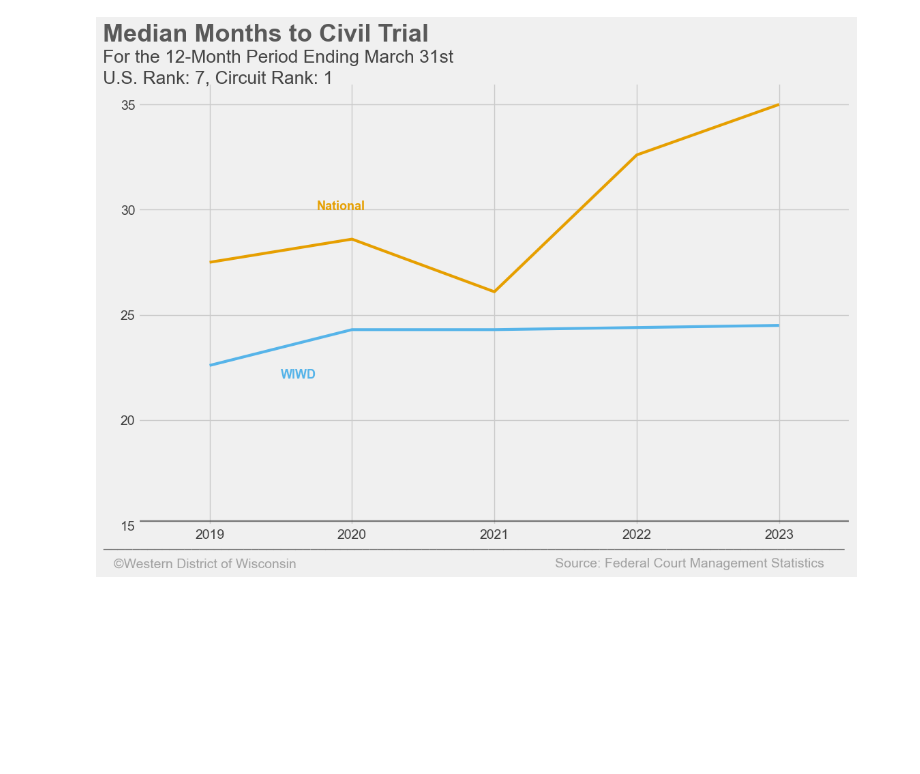
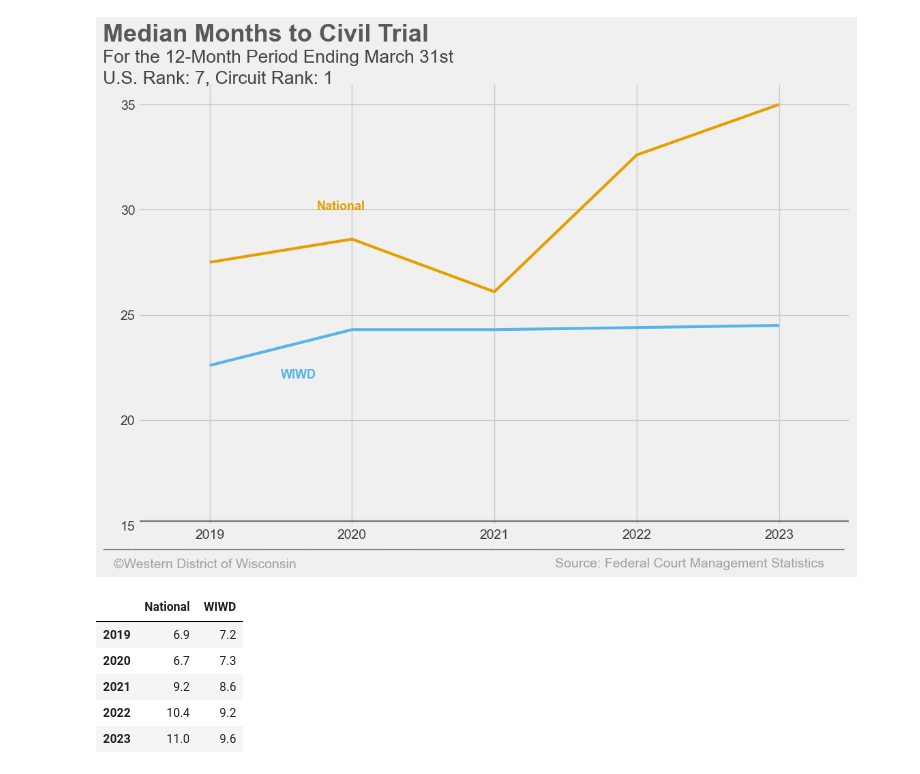
Before and after one commit to jturner421/cpi, a Jupyter notebook: WDBA2023/wdba2023_visualizations.ipynb, the cells around one changed output. Cells and saved outputs as stored; diff of their text form; code cells hidden in the pictures; blank space fills up the shorter version.

```diff
--- a/WDBA2023/wdba2023_visualizations.ipynb
+++ b/WDBA2023/wdba2023_visualizations.ipynb
@@ -473,0 +482,9 @@ plt.savefig('/Users/jwt/PycharmProjects/cpi_program/WDBA2023/figures/median mont
+# %%
+df3
+# %% [output]
+|  | National | WIWD |
+| 2019 | 6.9 | 7.2 |
+| 2020 | 6.7 | 7.3 |
+| 2021 | 9.2 | 8.6 |
+| 2022 | 10.4 | 9.2 |
+| 2023 | 11.0 | 9.6 |
```
Also changed, not shown: parts of 9 cells of this notebook, 6 other files.
